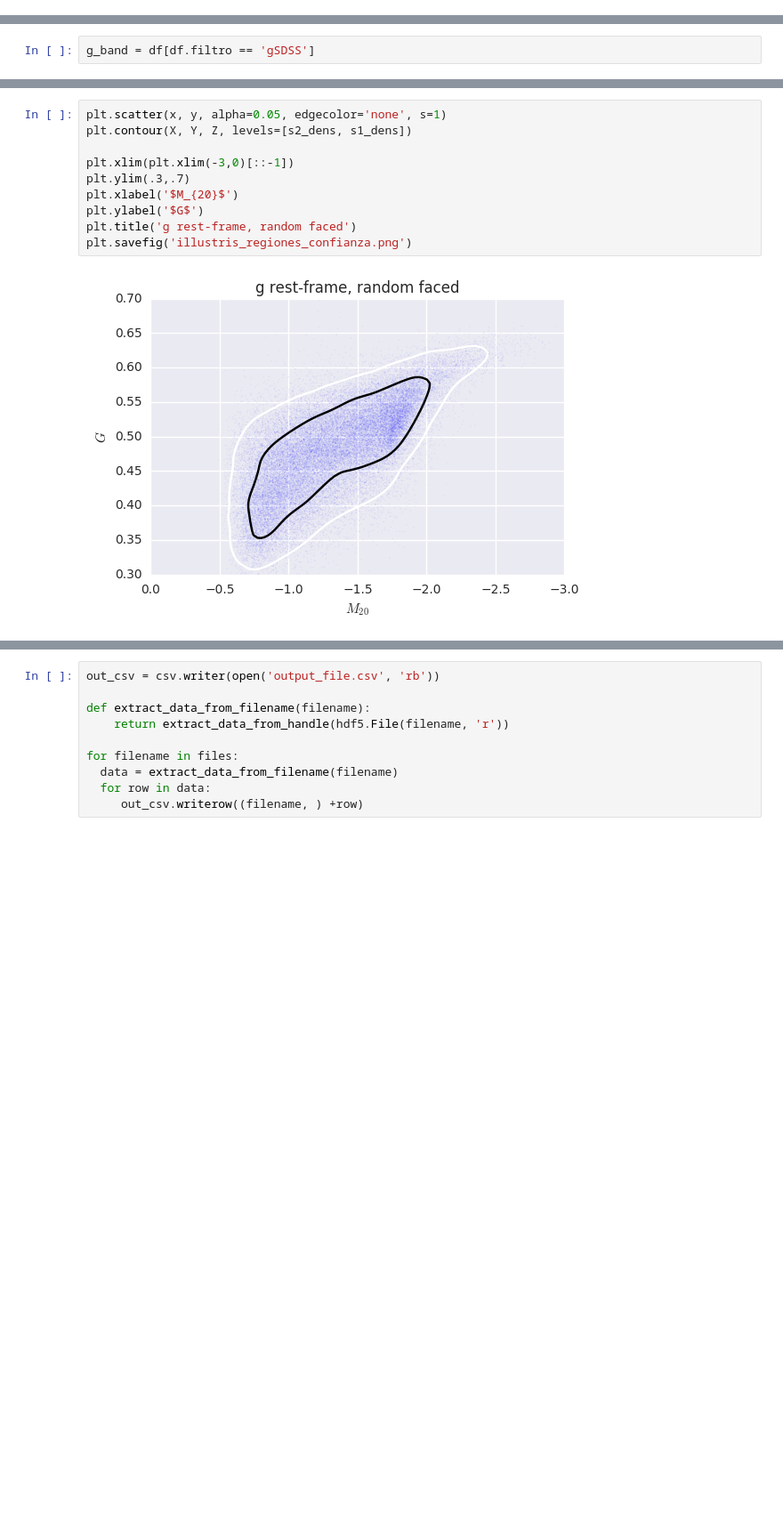
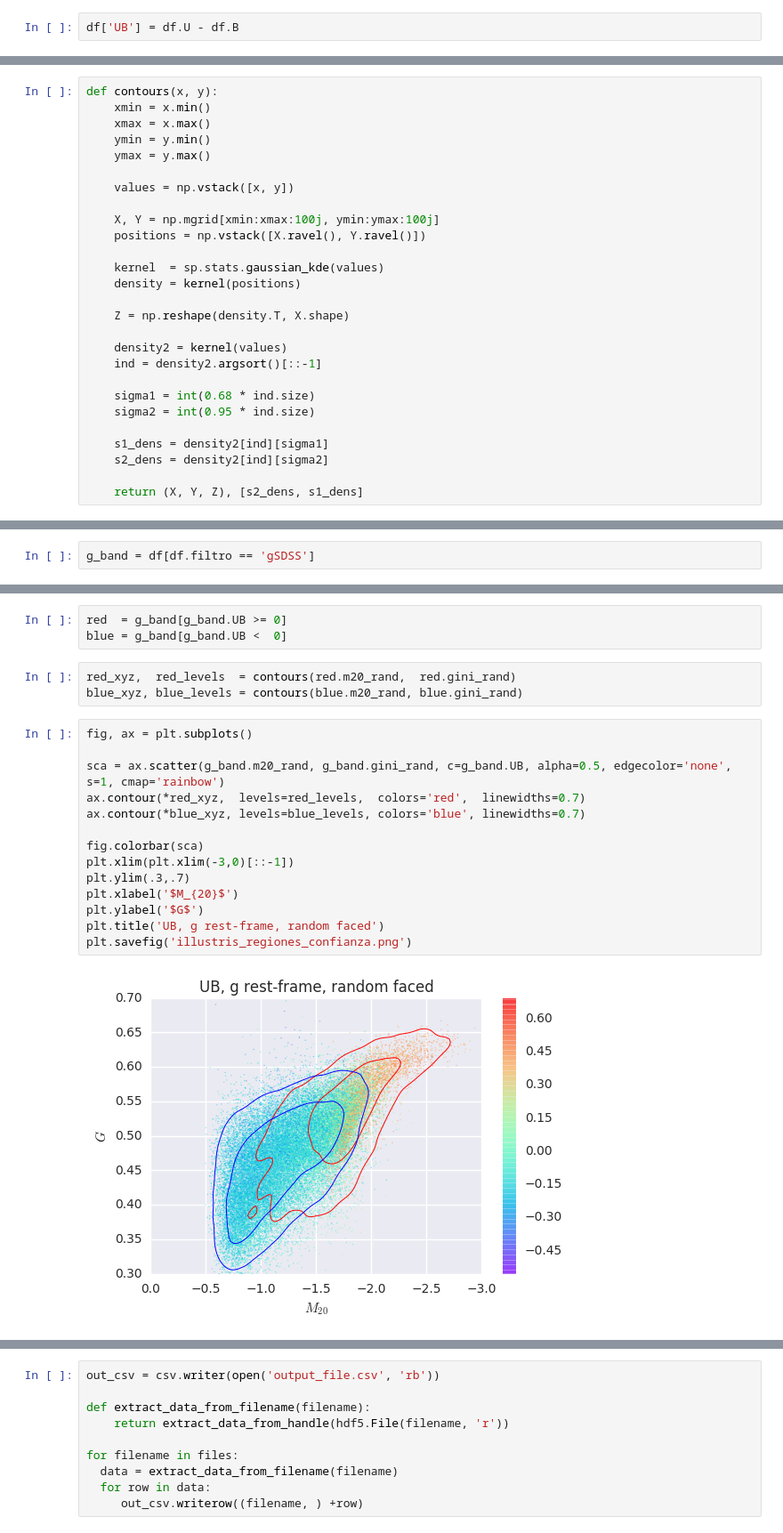
Before and after one commit to matiasbattocchia/ex_tesis, a Jupyter notebook: código/Illustris.ipynb, the cells around one changed output, grey strips where cells are left out. Shown at 89% size. Drawn from its saved outputs; the diff is of its cells as text; blank space fills up the shorter version.

Commit message:
confidence contours

```diff
--- a/código/Illustris.ipynb
+++ b/código/Illustris.ipynb
@@ -67,3 +86,5 @@ df = pd.merge(m, c, how='inner', on='id')
+# %%
+df['UB'] = df.U - df.B
 # %%
 df.head()
 # %% [output]
@@ -86,3 +108,30 @@ df['gini_rand'] = df.gini + np.random.rand(len(df.gini)) * 0.01
 * https://stackoverflow.com/questions/19390320/scatterplot-contours-in-matplotlib
 * [`scipy.stats.gaussian_kde`](https://docs.scipy.org/doc/scipy/reference/generated/scipy.stats.gaussian_kde.html)
 * [Notebook Lucas](http://nbviewer.jupyter.org/github/lbignone/materia_oscura/blob/82d7b2273d0b3c249506394e5f5e3e657b11f12e/Ejercicio%201.ipynb)
+# %%
+def contours(x, y):
+    xmin = x.min()
+    xmax = x.max()
+    ymin = y.min()
+    ymax = y.max()
+
+    values = np.vstack([x, y])
+
+    X, Y = np.mgrid[xmin:xmax:100j, ymin:ymax:100j]
+    positions = np.vstack([X.ravel(), Y.ravel()])
+
+    kernel  = sp.stats.gaussian_kde(values)
+    density = kernel(positions)
+
+    Z = np.reshape(density.T, X.shape)
+
+    density2 = kernel(values)
+    ind = density2.argsort()[::-1]
+
+    sigma1 = int(0.68 * ind.size)
+    sigma2 = int(0.95 * ind.size)
+
+    s1_dens = density2[ind][sigma1]
+    s2_dens = density2[ind][sigma2]
+
+    return (X, Y, Z), [s2_dens, s1_dens]
@@ -118,12 +142,22 @@ s2_dens = density2[ind][sigma2]
+# %%
+red  = g_band[g_band.UB >= 0]
+blue = g_band[g_band.UB <  0]
+# %%
+red_xyz,  red_levels  = contours(red.m20_rand,  red.gini_rand)
+blue_xyz, blue_levels = contours(blue.m20_rand, blue.gini_rand)
 # %%
-plt.scatter(x, y, alpha=0.05, edgecolor='none', s=1)
-plt.contour(X, Y, Z, levels=[s2_dens, s1_dens])
+fig, ax = plt.subplots()
 
+sca = ax.scatter(g_band.m20_rand, g_band.gini_rand, c=g_band.UB, alpha=0.5, edgecolor='none', s=1, cmap='rainbow')
+ax.contour(*red_xyz,  levels=red_levels,  colors='red',  linewidths=0.7)
+ax.contour(*blue_xyz, levels=blue_levels, colors='blue', linewidths=0.7)
+
+fig.colorbar(sca)
 plt.xlim(plt.xlim(-3,0)[::-1])
 plt.ylim(.3,.7)
 plt.xlabel('$M_{20}$')
 plt.ylabel('$G$')
-plt.title('g rest-frame, random faced')
+plt.title('UB, g rest-frame, random faced')
 plt.savefig('illustris_regiones_confianza.png')
 # %% [output]
-[figure, old version]
+[figure, new version]
```
Also changed, not shown: parts of 27 cells of this notebook.
